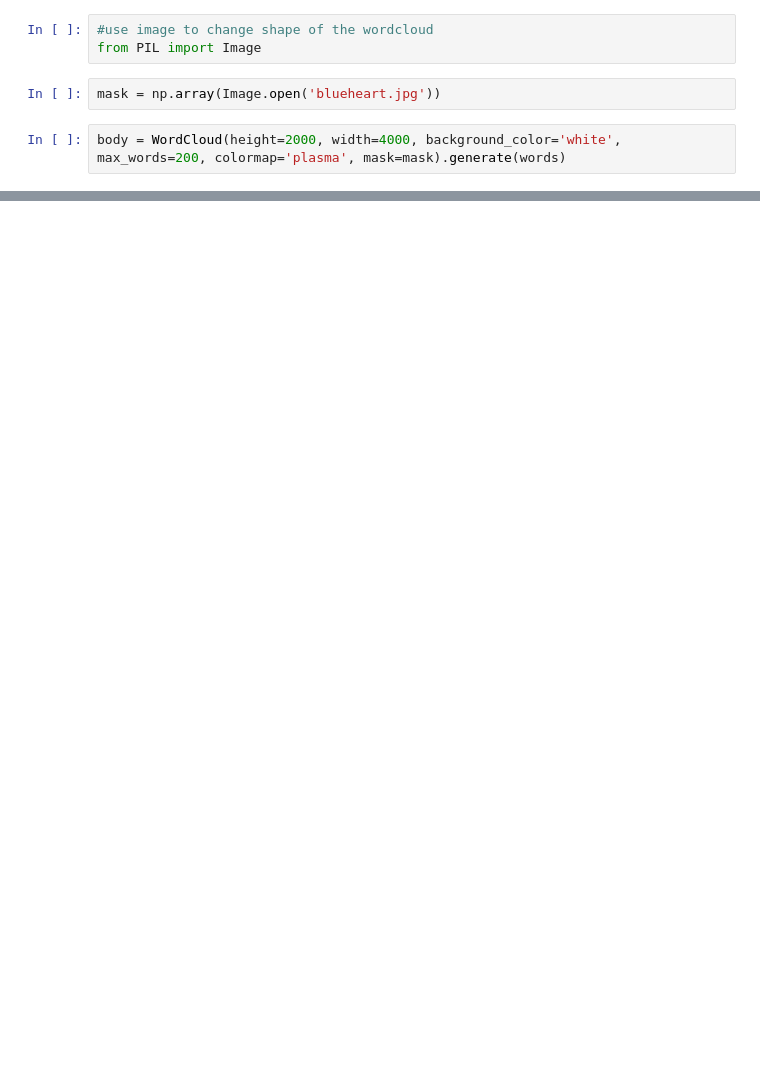
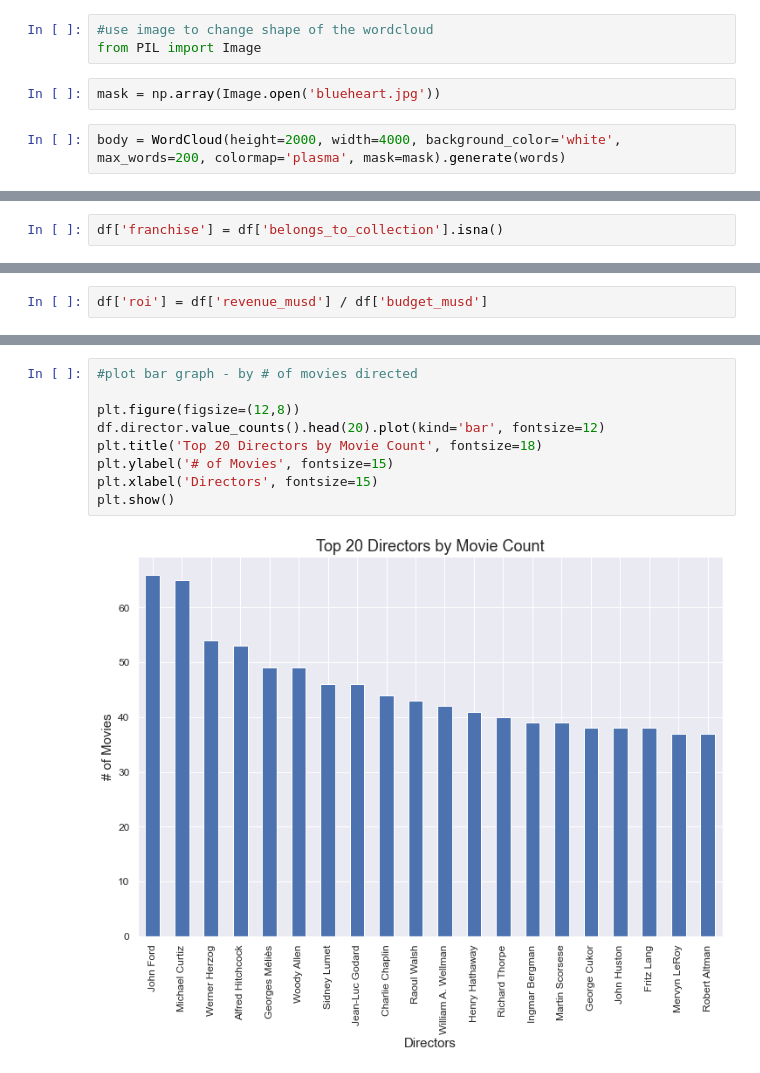
Before and after one commit to bcgithubpage/datascience, a Jupyter notebook: EDA_Movie_Project_Part1.ipynb, the cells around one changed output, grey strips where cells are left out. Saved outputs shown, nothing was run; the diff lists cells and outputs as text; blank space fills up the shorter version.

```diff
--- a/EDA_Movie_Project_Part1.ipynb
+++ b/EDA_Movie_Project_Part1.ipynb
@@ -553,0 +608,2 @@ plt.show()
+# %%
+df['franchise'] = df['belongs_to_collection'].isna()
@@ -553,0 +627,2 @@ plt.show()
+# %%
+df['roi'] = df['revenue_musd'] / df['budget_musd']
@@ -553,0 +739,11 @@ plt.show()
+# %%
+#plot bar graph - by # of movies directed
+
+plt.figure(figsize=(12,8))
+df.director.value_counts().head(20).plot(kind='bar', fontsize=12)
+plt.title('Top 20 Directors by Movie Count', fontsize=18)
+plt.ylabel('# of Movies', fontsize=15)
+plt.xlabel('Directors', fontsize=15)
+plt.show()
+# %% [output]
+[figure, added]
```
Also changed, not shown: parts of 47 cells of this notebook.
